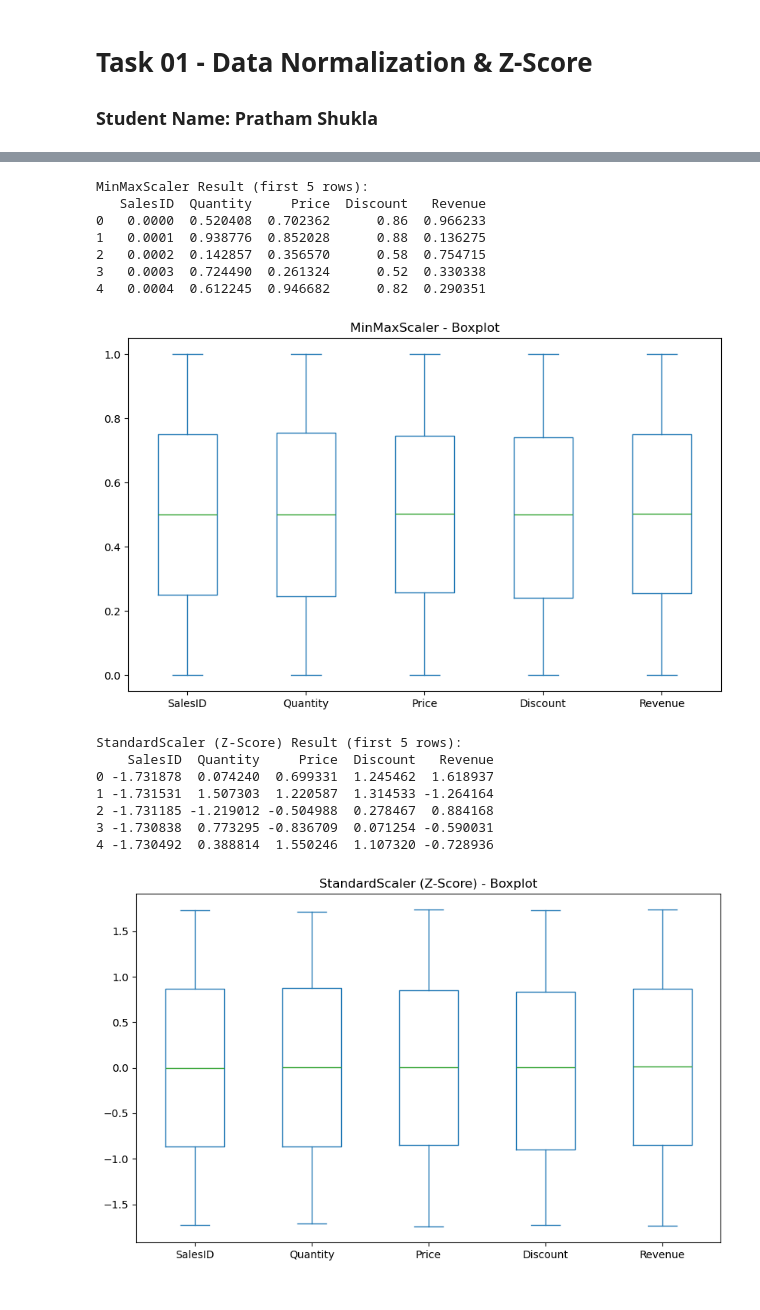
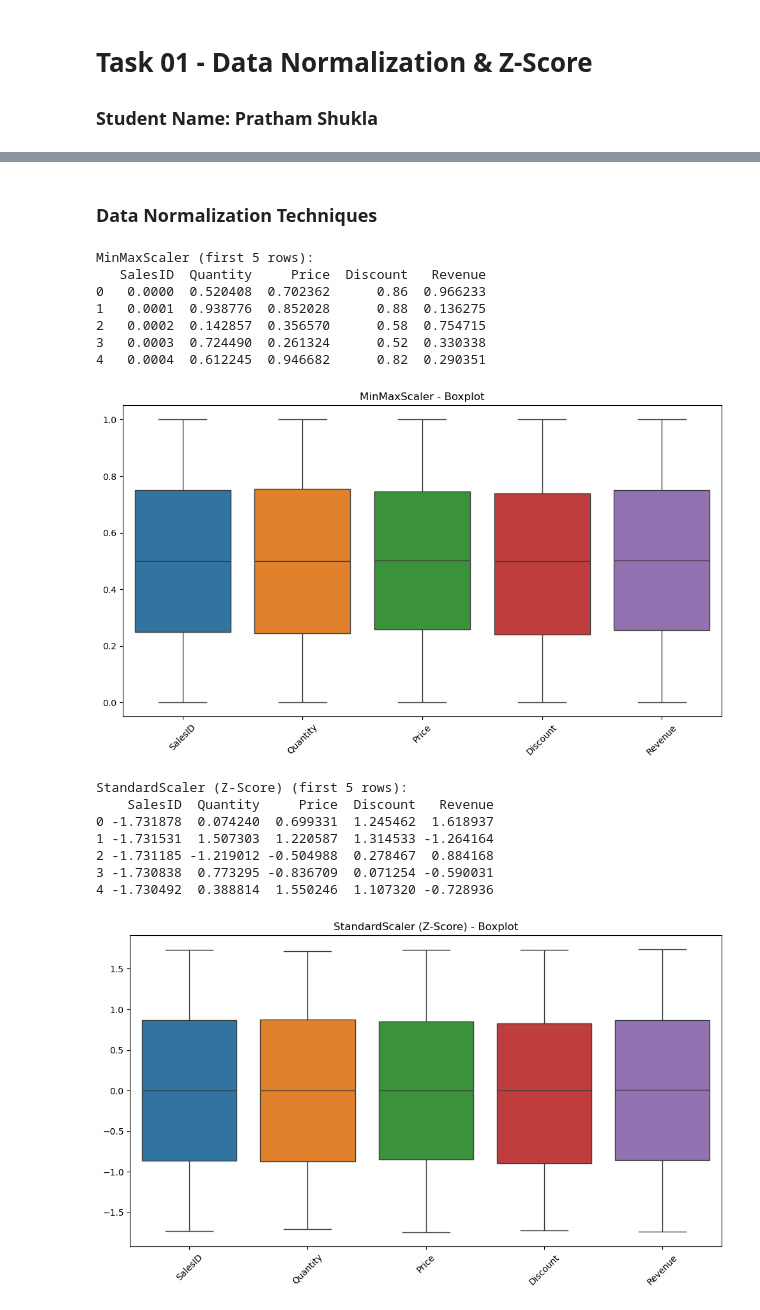
Before and after one commit to pratham12354/Python_DS_Task_01_PrathamShukla, a Jupyter notebook: Task01_Normalization.ipynb, the cells around one changed output, grey strips where cells are left out. Drawn from its saved outputs; the diff is of its cells as text; code cells hidden in the pictures.

Commit message:
Data Normalization & Z-Score

```diff
--- a/Task01_Normalization.ipynb
+++ b/Task01_Normalization.ipynb
@@ -8,5 +10,4 @@ from sklearn.preprocessing import MinMaxScaler, StandardScaler, RobustScaler, Ma
 # %%
 # Load dataset
 df = pd.read_csv("sales.csv")
-print("Original Data:")
-df.head()
+numeric_cols = df.select_dtypes(include=[np.number]).columns
@@ -21,32 +25,44 @@ Original Data:
+# %% [markdown]
+### Data Normalization Techniques
+# %%
+scalers = {
+    "MinMaxScaler": MinMaxScaler(),
+    "StandardScaler (Z-Score)": StandardScaler(),
+    "RobustScaler": RobustScaler(),
+    "MaxAbsScaler": MaxAbsScaler()
+}
 # %%
-# Normalization Techniques
-scalers = {    "MinMaxScaler": MinMaxScaler(),
-               "StandardScaler (Z-Score)": StandardScaler(),
-               "RobustScaler": RobustScaler(),
-               "MaxAbsScaler": MaxAbsScaler()}
+# Apply scalers and store scaled data
+scaled_data = {}
 for name, scaler in scalers.items():
-    scaled = scaler.fit_transform(df.select_dtypes(include=[np.number]))
-    scaled_df = pd.DataFrame(scaled, columns=df.select_dtypes(include=[np.number]).columns)
-    print(f"\n{name} Result (first 5 rows):")
+    scaled = scaler.fit_transform(df[numeric_cols])
+    scaled_df = pd.DataFrame(scaled, columns=numeric_cols)
+    scaled_data[name] = scaled_df
+
+    print(f"\n{name} (first 5 rows):")
     print(scaled_df.head())
 
-# Boxplot
-    scaled_df.plot(kind="box", figsize=(10,6), title=f"{name} - Boxplot")
+    # Boxplot
+    plt.figure(figsize=(10,6))
+    sns.boxplot(data=scaled_df)
+    plt.title(f"{name} - Boxplot")
+    plt.xticks(rotation=45)
+    plt.tight_layout()
     plt.show()
 # %% [output]
-MinMaxScaler Result (first 5 rows):
+MinMaxScaler (first 5 rows):
    SalesID  Quantity     Price  Discount   Revenue
 0   0.0000  0.520408  0.702362      0.86  0.966233
 1   0.0001  0.938776  0.852028      0.88  0.136275
 2   0.0002  0.142857  0.356570      0.58  0.754715
 3   0.0003  0.724490  0.261324      0.52  0.330338
 4   0.0004  0.612245  0.946682      0.82  0.290351
-[figure, old version]
+[figure, new version]
-StandardScaler (Z-Score) Result (first 5 rows):
+StandardScaler (Z-Score) (first 5 rows):
     SalesID  Quantity     Price  Discount   Revenue
 0 -1.731878  0.074240  0.699331  1.245462  1.618937
 1 -1.731531  1.507303  1.220587  1.314533 -1.264164
 2 -1.731185 -1.219012 -0.504988  0.278467  0.884168
 3 -1.730838  0.773295 -0.836709  0.071254 -0.590031
 4 -1.730492  0.388814  1.550246  1.107320 -0.728936
-[figure, old version]
+[figure, new version]
```
Also changed, not shown: parts of 11 cells of this notebook, 2 other files.
